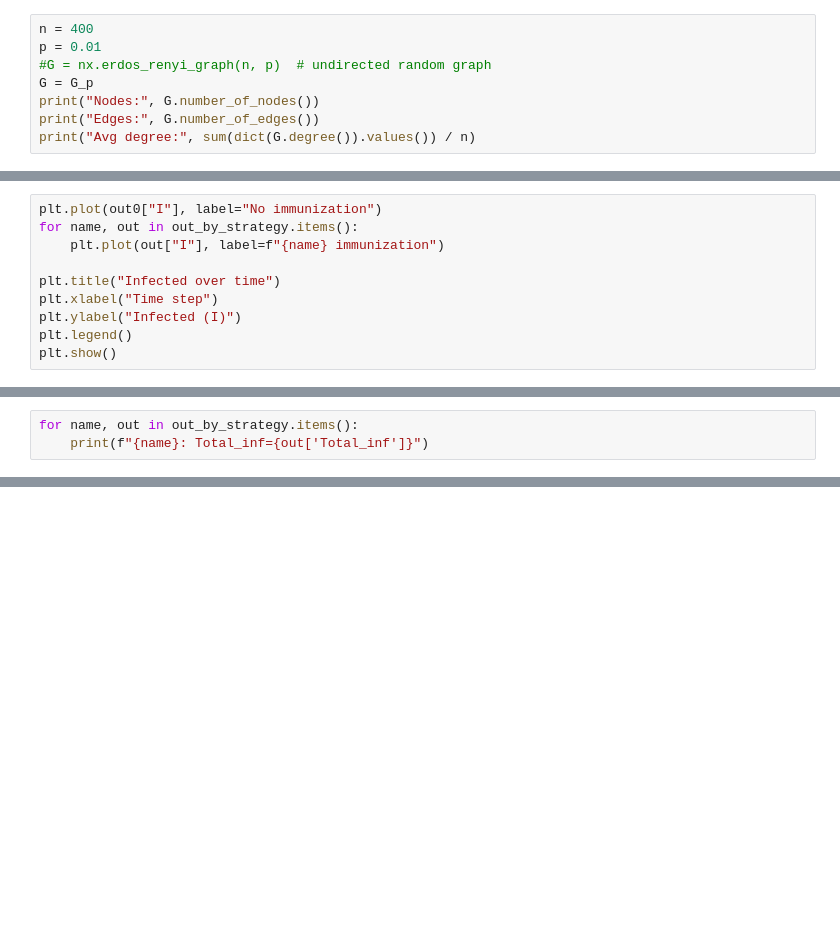
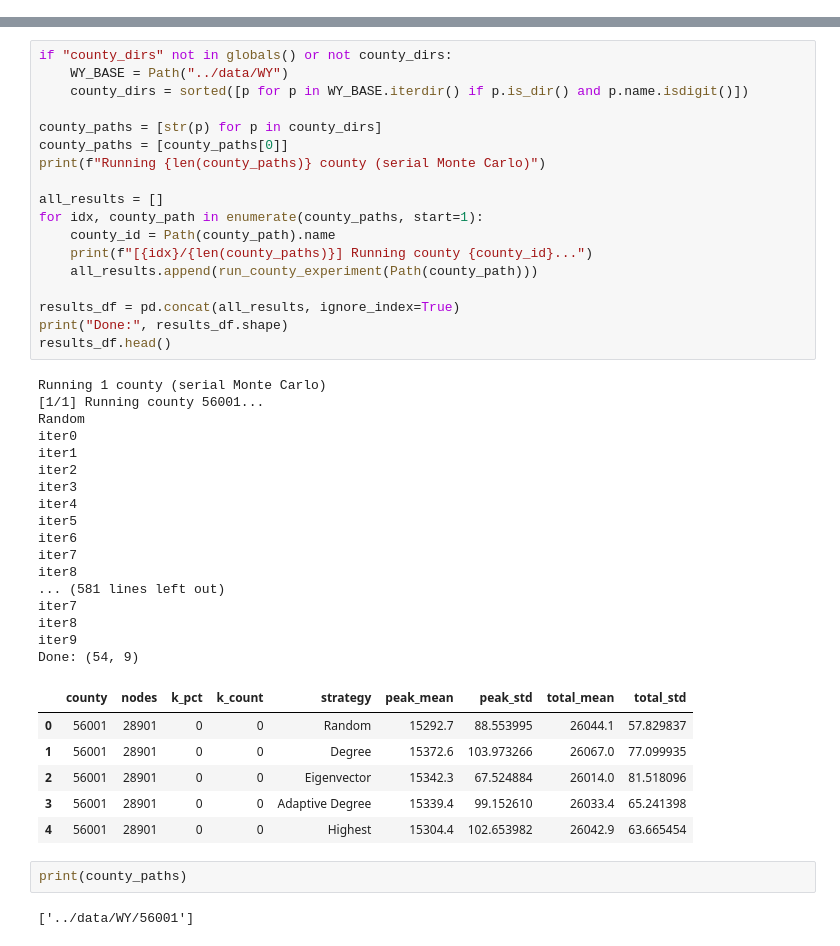
Before and after one commit to jonjon-levi/disease-propogation-network, a Jupyter notebook: notebooks/explore_network.ipynb, the cells around one changed output, grey strips where cells are left out. Drawn from its saved outputs; the diff is of its cells as text; blank space fills up the shorter version.

Commit message:
graphs

```diff
--- a/notebooks/explore_network.ipynb
+++ b/notebooks/explore_network.ipynb
@@ -51,8 +24,0 @@ print(G_sub.number_of_nodes())
-# %%
-n = 400
-p = 0.01
-#G = nx.erdos_renyi_graph(n, p)  # undirected random graph
-G = G_p
-print("Nodes:", G.number_of_nodes())
-print("Edges:", G.number_of_edges())
-print("Avg degree:", sum(dict(G.degree()).values()) / n)
@@ -169,10 +24,0 @@ strategy: Neighbor Nomination
-# %%
-plt.plot(out0["I"], label="No immunization")
-for name, out in out_by_strategy.items():
-    plt.plot(out["I"], label=f"{name} immunization")
-
-plt.title("Infected over time")
-plt.xlabel("Time step")
-plt.ylabel("Infected (I)")
-plt.legend()
-plt.show()
@@ -223,3 +24,0 @@ plt.show()
-# %%
-for name, out in out_by_strategy.items():
-    print(f"{name}: Total_inf={out['Total_inf']}")
@@ -229,0 +147,46 @@ print(len(G.nodes))
+# %%
+if "county_dirs" not in globals() or not county_dirs:
+    WY_BASE = Path("../data/WY")
+    county_dirs = sorted([p for p in WY_BASE.iterdir() if p.is_dir() and p.name.isdigit()])
+
+county_paths = [str(p) for p in county_dirs]
+county_paths = [county_paths[0]]
+print(f"Running {len(county_paths)} county (serial Monte Carlo)")
+
+all_results = []
+for idx, county_path in enumerate(county_paths, start=1):
+    county_id = Path(county_path).name
+    print(f"[{idx}/{len(county_paths)}] Running county {county_id}...")
+    all_results.append(run_county_experiment(Path(county_path)))
+
+results_df = pd.concat(all_results, ignore_index=True)
+print("Done:", results_df.shape)
+results_df.head()
+# %% [output]
+Running 1 county (serial Monte Carlo)
+[1/1] Running county 56001...
+Random
+iter0
+iter1
+iter2
+iter3
+iter4
+iter5
+iter6
+iter7
+iter8
+... (581 lines left out)
+iter7
+iter8
+iter9
+Done: (54, 9)
+|  | county | nodes | k_pct | k_count | strategy | peak_mean | peak_std | total_mean | total_std |
+| 0 | 56001 | 28901 | 0 | 0 | Random | 15292.7 | 88.553995 | 26044.1 | 57.829837 |
+| 1 | 56001 | 28901 | 0 | 0 | Degree | 15372.6 | 103.973266 | 26067.0 | 77.099935 |
+| 2 | 56001 | 28901 | 0 | 0 | Eigenvector | 15342.3 | 67.524884 | 26014.0 | 81.518096 |
+| 3 | 56001 | 28901 | 0 | 0 | Adaptive Degree | 15339.4 | 99.152610 | 26033.4 | 65.241398 |
+| 4 | 56001 | 28901 | 0 | 0 | Highest | 15304.4 | 102.653982 | 26042.9 | 63.665454 |
+# %%
+print(county_paths)
+# %% [output]
+['../data/WY/56001']
```
Also changed, not shown: parts of 18 cells of this notebook, 1 other file.
